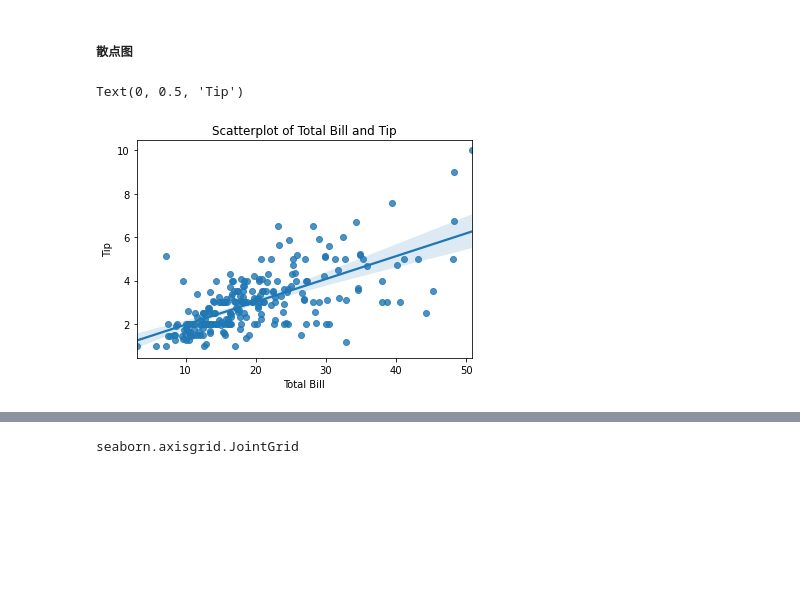
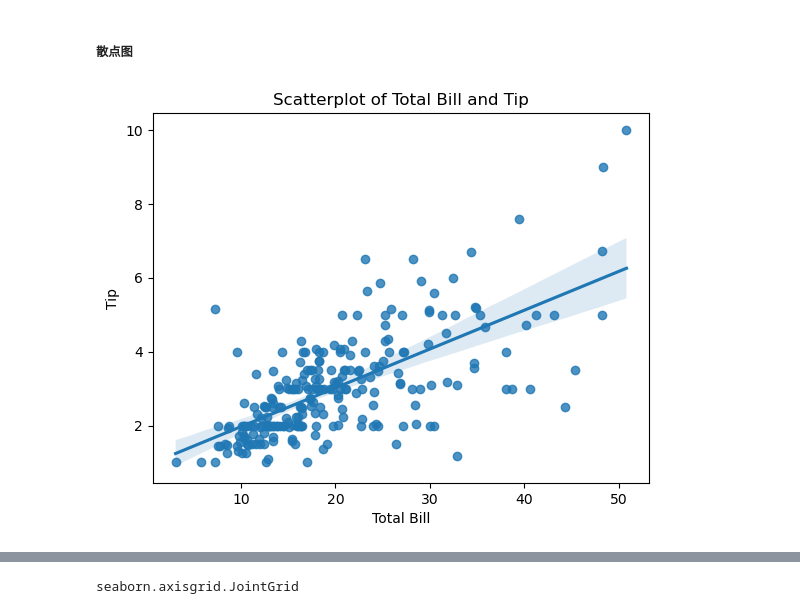
Before and after one commit to flyingbucket/py_R_hw, a Jupyter notebook: slides/pythonclasseight.ipynb, the cells around one changed output, grey strips where cells are left out. Cells and saved outputs as stored; diff of their text form; code cells hidden in the pictures; blank space fills up the shorter version.

```diff
--- a/slides/pythonclasseight.ipynb
+++ b/slides/pythonclasseight.ipynb
@@ -315,12 +361,12 @@ Text(0, 0.5, 'Frequency')
 # %%
 scatter, ax = plt.subplots()
 ax = sns.regplot(x='total_bill', y='tip', data=tips)
 ax.set_title('Scatterplot of Total Bill and Tip')
 ax.set_xlabel('Total Bill')
 ax.set_ylabel('Tip')
+scatter
 # %% [output]
-Text(0, 0.5, 'Tip')
-[figure, old version]
+[figure, new version]
 # %%
 scatter, ax = plt.subplots()
 ax = sns.regplot(x=tips['total_bill'], y=tips['tip'])
```
Also changed, not shown: parts of 42 cells of this notebook.
